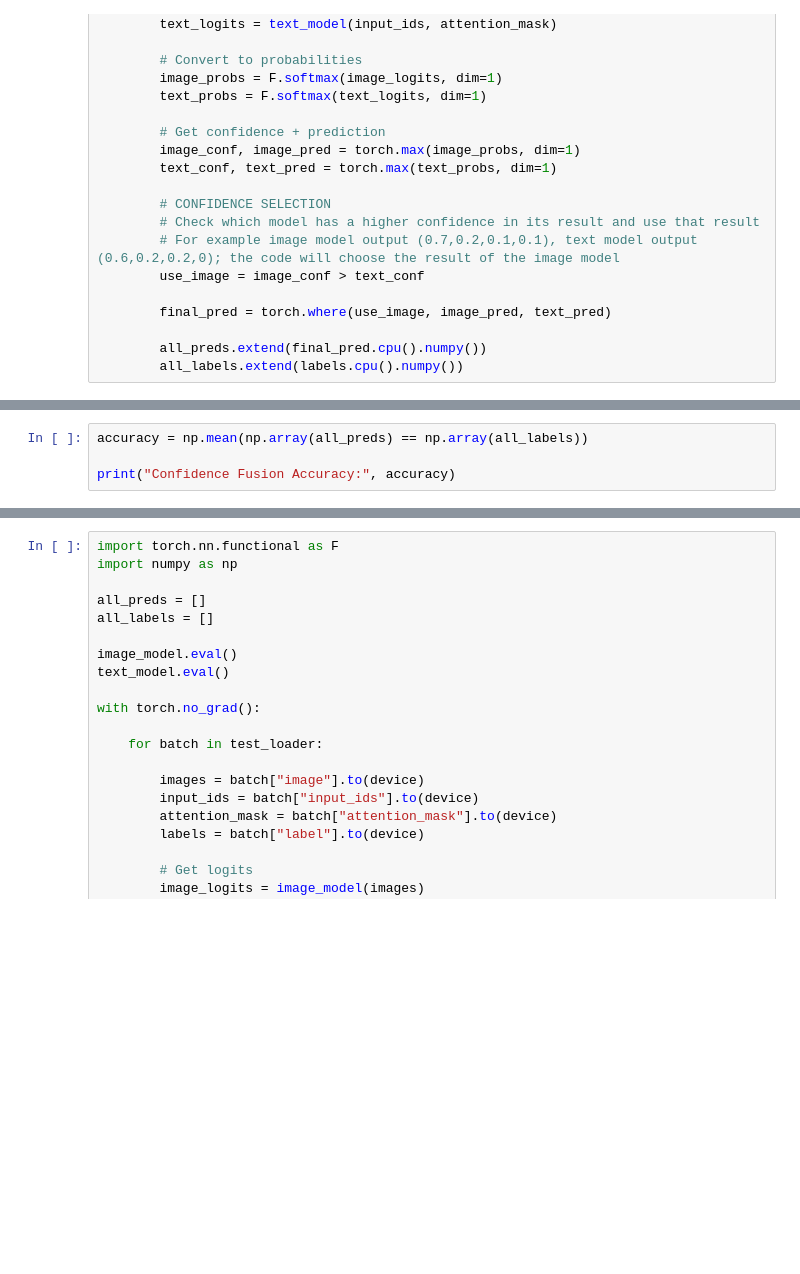
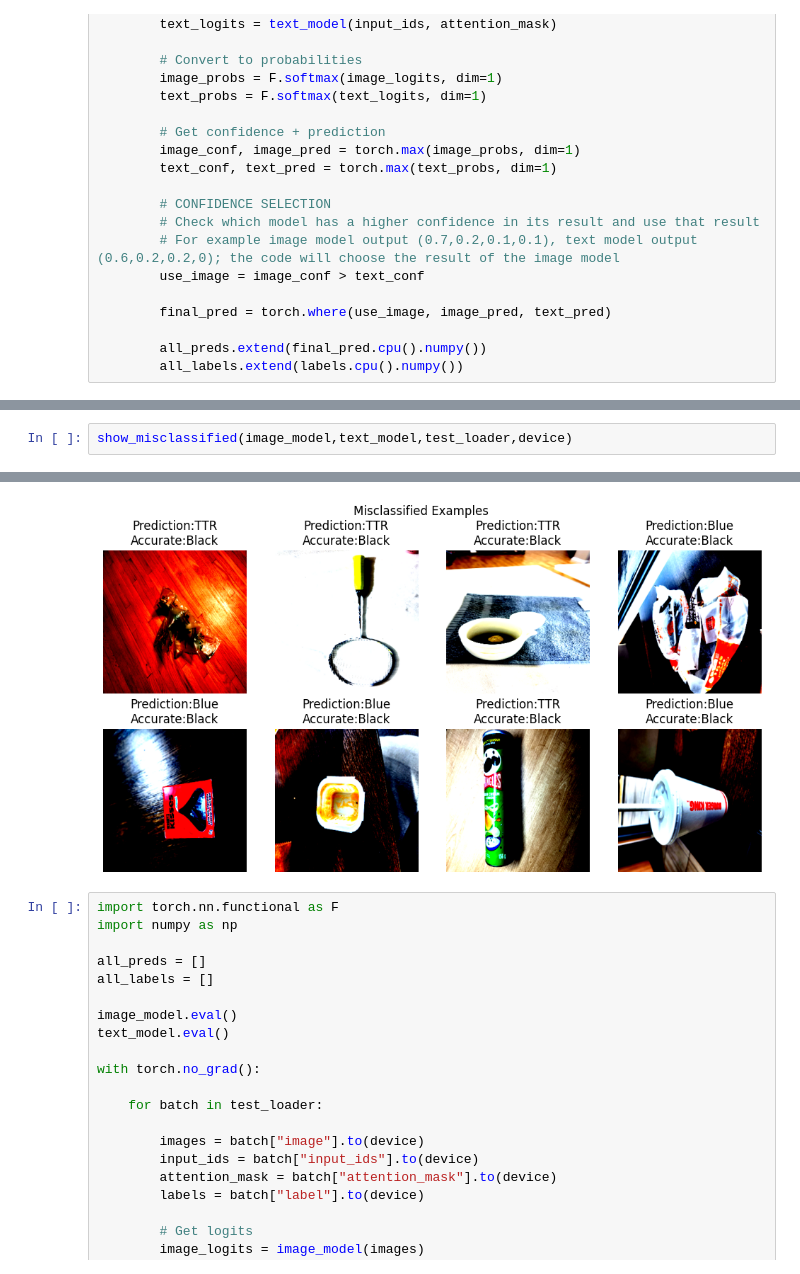
Before and after one commit to JZ-Zhou-UofC/ENSF617-assignment2, a Jupyter notebook: confidence_based_selection.ipynb, the cells around one changed output, grey strips where cells are left out. Cells and saved outputs as stored; diff of their text form; blank space fills up the shorter version.

```diff
--- a/confidence_based_selection.ipynb
+++ b/confidence_based_selection.ipynb
@@ -208,5 +375,3 @@ with torch.no_grad():
 # %%
-accuracy = np.mean(np.array(all_preds) == np.array(all_labels))
-
-print("Confidence Fusion Accuracy:", accuracy)
+show_misclassified(image_model,text_model,test_loader,device)
 # %% [output]
@@ -214,3 +386,4 @@ Confidence Fusion Accuracy: 0.8703379953379954
+[figure, added]
 # %%
 import torch.nn.functional as F
 import numpy as np
```
Also changed, not shown: parts of 13 cells of this notebook.
